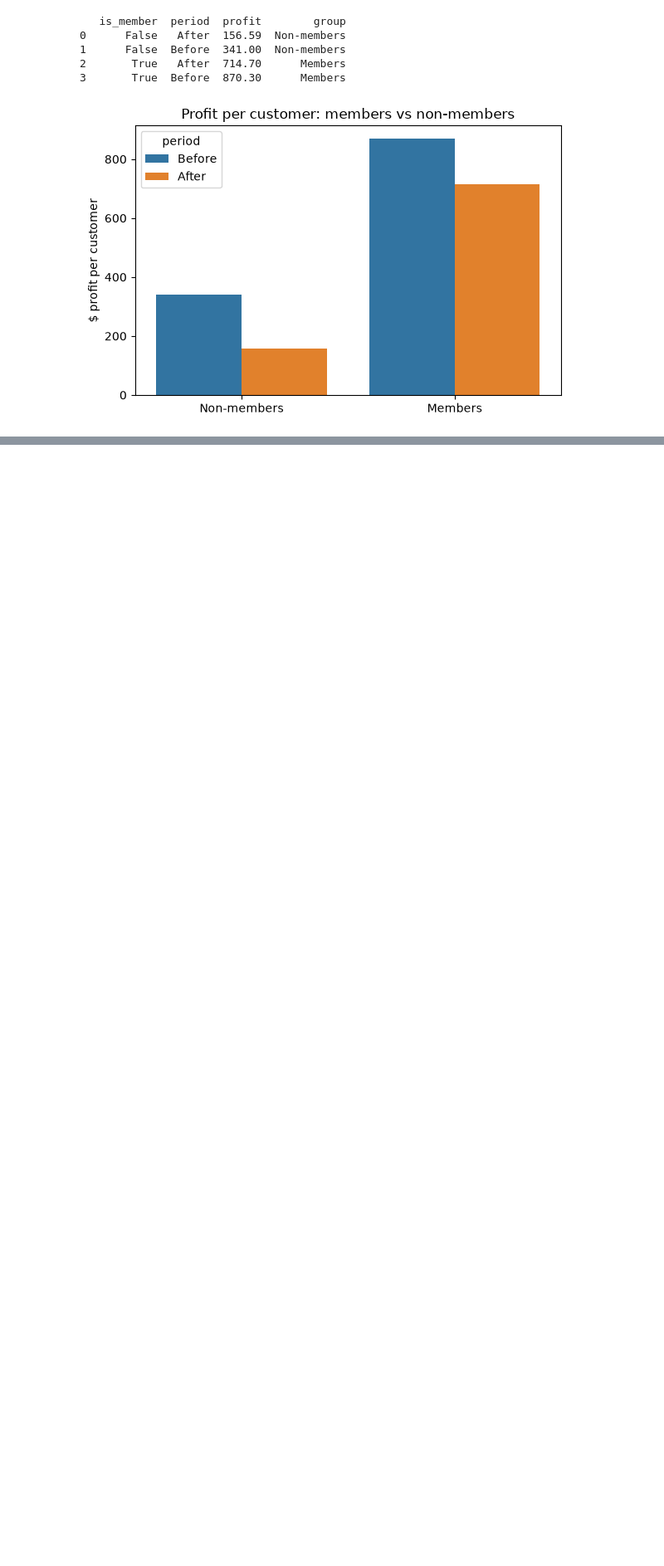
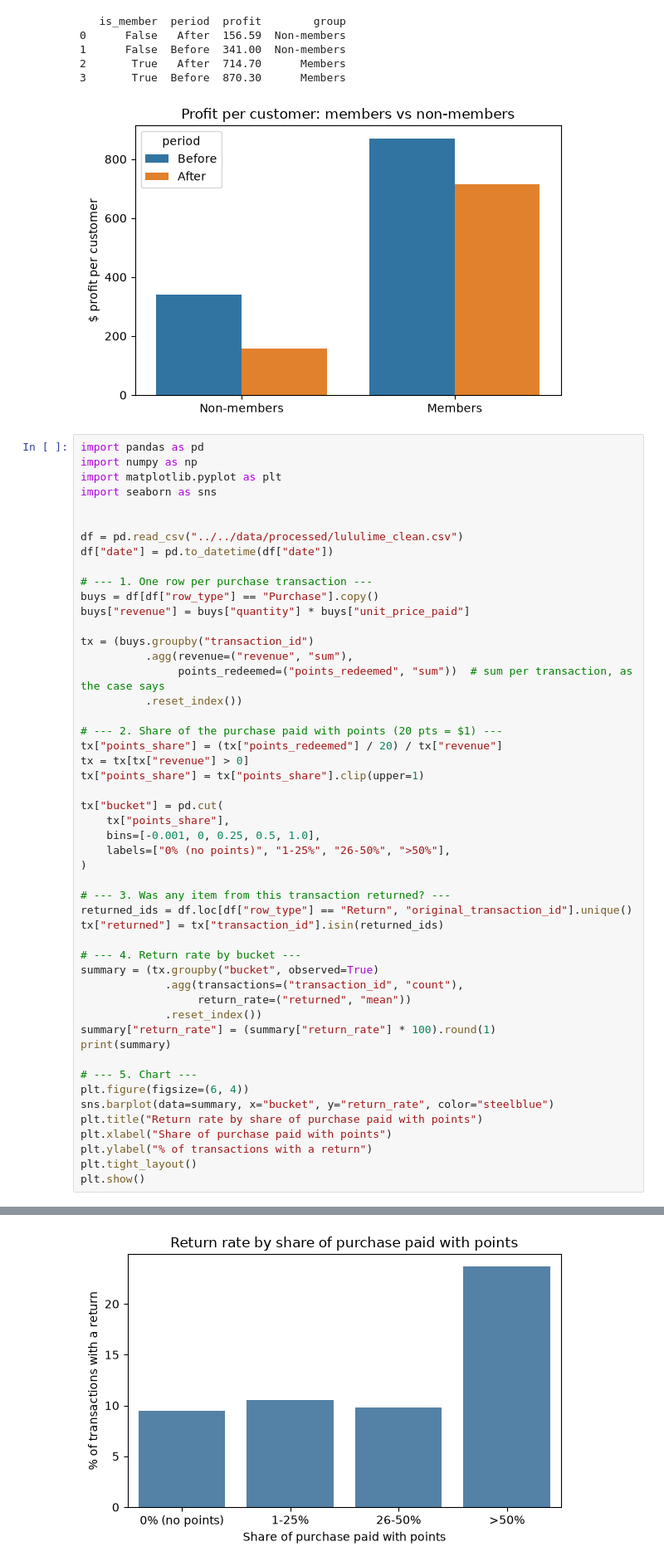
Before and after one commit to rchicoin/DATATHON2026, a Jupyter notebook: results/b_loyalty/loyalty_analysis.ipynb, the cells around one changed output, grey strips where cells are left out. Shown at 83% size. Saved outputs shown, nothing was run; the diff lists cells and outputs as text; blank space fills up the shorter version.

Commit message:
return rate by share of purchase paid with points

```diff
--- a/results/b_loyalty/loyalty_analysis.ipynb
+++ b/results/b_loyalty/loyalty_analysis.ipynb
@@ -53,3 +53,54 @@ plt.show()
 2       True   After  714.70      Members
 3       True  Before  870.30      Members
 [figure]
+# %%
+import pandas as pd
+import numpy as np
+import matplotlib.pyplot as plt
+import seaborn as sns
+
+
+df = pd.read_csv("../../data/processed/lululime_clean.csv")
+df["date"] = pd.to_datetime(df["date"])
+
+# --- 1. One row per purchase transaction ---
+buys = df[df["row_type"] == "Purchase"].copy()
+buys["revenue"] = buys["quantity"] * buys["unit_price_paid"]
+
+tx = (buys.groupby("transaction_id")
+          .agg(revenue=("revenue", "sum"),
+               points_redeemed=("points_redeemed", "sum"))  # sum per transaction, as the case says
+          .reset_index())
+
+# --- 2. Share of the purchase paid with points (20 pts = $1) ---
+tx["points_share"] = (tx["points_redeemed"] / 20) / tx["revenue"]
+tx = tx[tx["revenue"] > 0]
+tx["points_share"] = tx["points_share"].clip(upper=1)
+
+tx["bucket"] = pd.cut(
+    tx["points_share"],
+    bins=[-0.001, 0, 0.25, 0.5, 1.0],
+    labels=["0% (no points)", "1-25%", "26-50%", ">50%"],
+)
+
+# --- 3. Was any item from this transaction returned? ---
+returned_ids = df.loc[df["row_type"] == "Return", "original_transaction_id"].unique()
+tx["returned"] = tx["transaction_id"].isin(returned_ids)
+
+# --- 4. Return rate by bucket ---
+summary = (tx.groupby("bucket", observed=True)
+             .agg(transactions=("transaction_id", "count"),
+                  return_rate=("returned", "mean"))
+             .reset_index())
+summary["return_rate"] = (summary["return_rate"] * 100).round(1)
+print(summary)
+
+# --- 5. Chart ---
+plt.figure(figsize=(6, 4))
+sns.barplot(data=summary, x="bucket", y="return_rate", color="steelblue")
+plt.title("Return rate by share of purchase paid with points")
+plt.xlabel("Share of purchase paid with points")
+plt.ylabel("% of transactions with a return")
+plt.tight_layout()
+plt.show()
+# %% [output]
@@ -55,0 +112 @@ plt.show()
+[figure, added]
```
Also changed, not shown: parts of 1 cell of this notebook.
